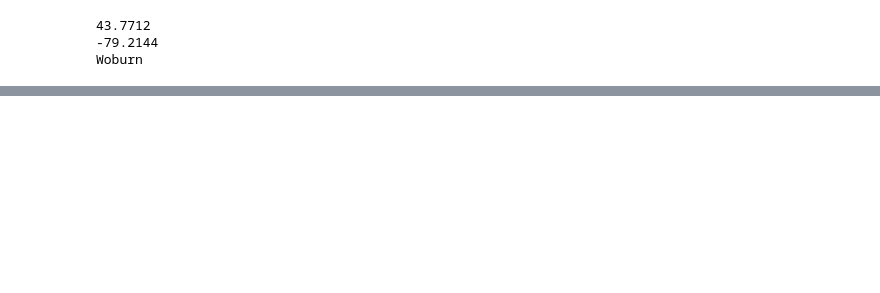
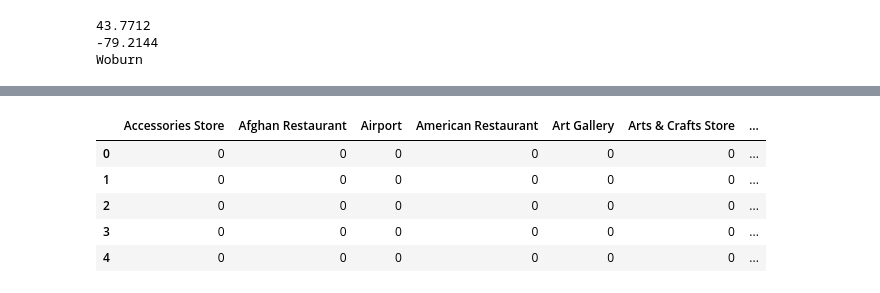
Before and after one commit to dj0024javia/DS_Capstone_repo, a Jupyter notebook: capstone project week 3 cluster toronto.ipynb, the cells around one changed output, grey strips where cells are left out. Saved outputs shown, nothing was run; the diff lists cells and outputs as text; code cells hidden in the pictures; blank space fills up the shorter version.

```diff
--- a/capstone project week 3 cluster toronto.ipynb
+++ b/capstone project week 3 cluster toronto.ipynb
@@ -108,0 +110,22 @@ print(results)
+# %%
+# function that extracts the category of the venue
+def get_category_type(row):
+    try:
+        categories_list = row['categories']
+    except:
+        categories_list = row['venue.categories']
+
+    if len(categories_list) == 0:
+        return None
+    else:
+        return categories_list[0]['name']
+# %%
+nearby_venues = json_normalize(results['response']['groups'][0]['items'])
+nearby_venues.head()
+columns = ['venue.name','venue.categories','venue.location.lat','venue.location.lng']
+nearby_venues = nearby_venues.loc[:,columns]
+nearby_venues.head()
+nearby_venues['venue.categories'] = nearby_venues.apply(get_category_type,axis = 1)
+columns = [a.split('.')[-1] for a in nearby_venues.columns.values]
+nearby_venues.columns = columns
+#nearby_venues['venue.categories'][0][0]['name']
@@ -108,0 +241,11 @@ print(results)
+# %%
+toronto_one_hot = pd.get_dummies(test_df[['Venue Category']], prefix="", prefix_sep="")
+toronto_one_hot = toronto_one_hot.drop(columns=['Neighborhood'])
+toronto_one_hot.head()
+# %% [output]
+|  | Accessories Store | Afghan Restaurant | Airport | American Restaurant | Art Gallery | Arts & Crafts Store | ... |
+| 0 | 0 | 0 | 0 | 0 | 0 | 0 | ... |
+| 1 | 0 | 0 | 0 | 0 | 0 | 0 | ... |
+| 2 | 0 | 0 | 0 | 0 | 0 | 0 | ... |
+| 3 | 0 | 0 | 0 | 0 | 0 | 0 | ... |
+| 4 | 0 | 0 | 0 | 0 | 0 | 0 | ... |
```
Also changed, not shown: parts of 20 cells of this notebook.
